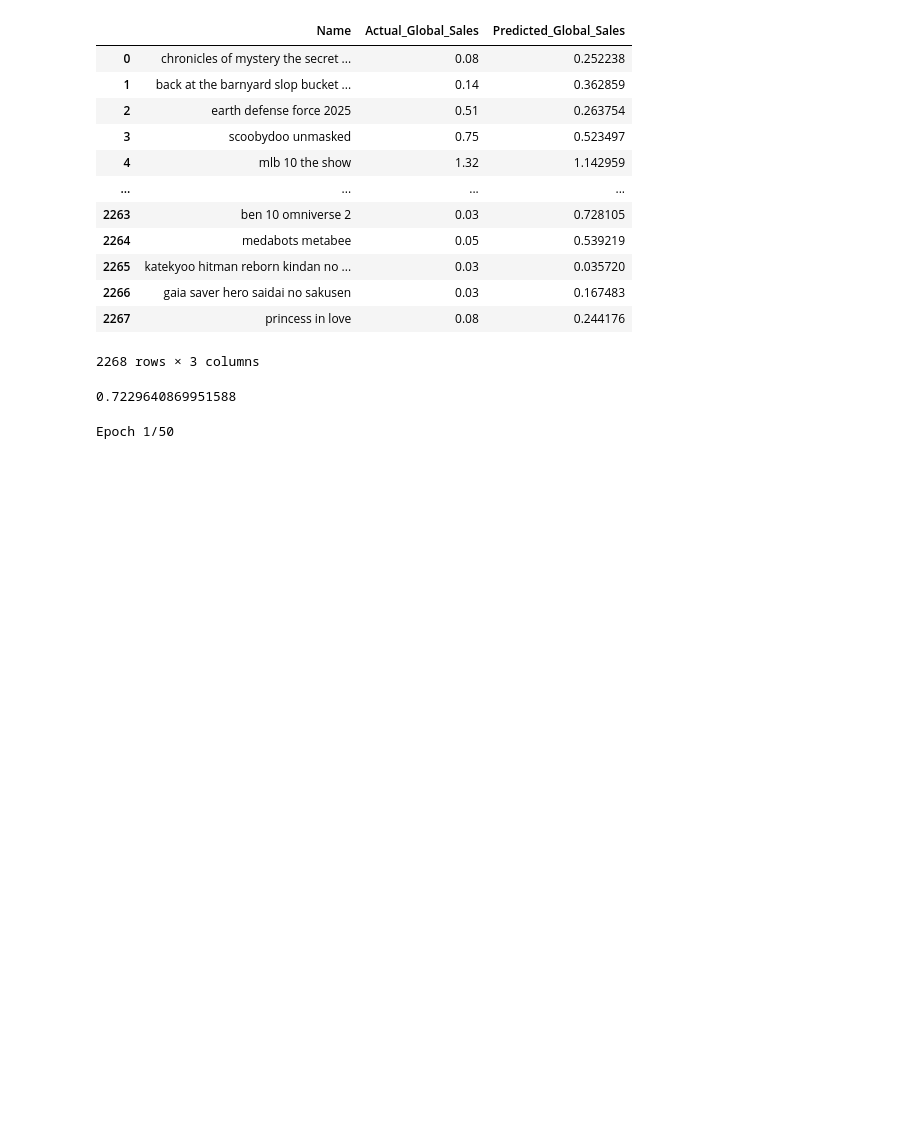
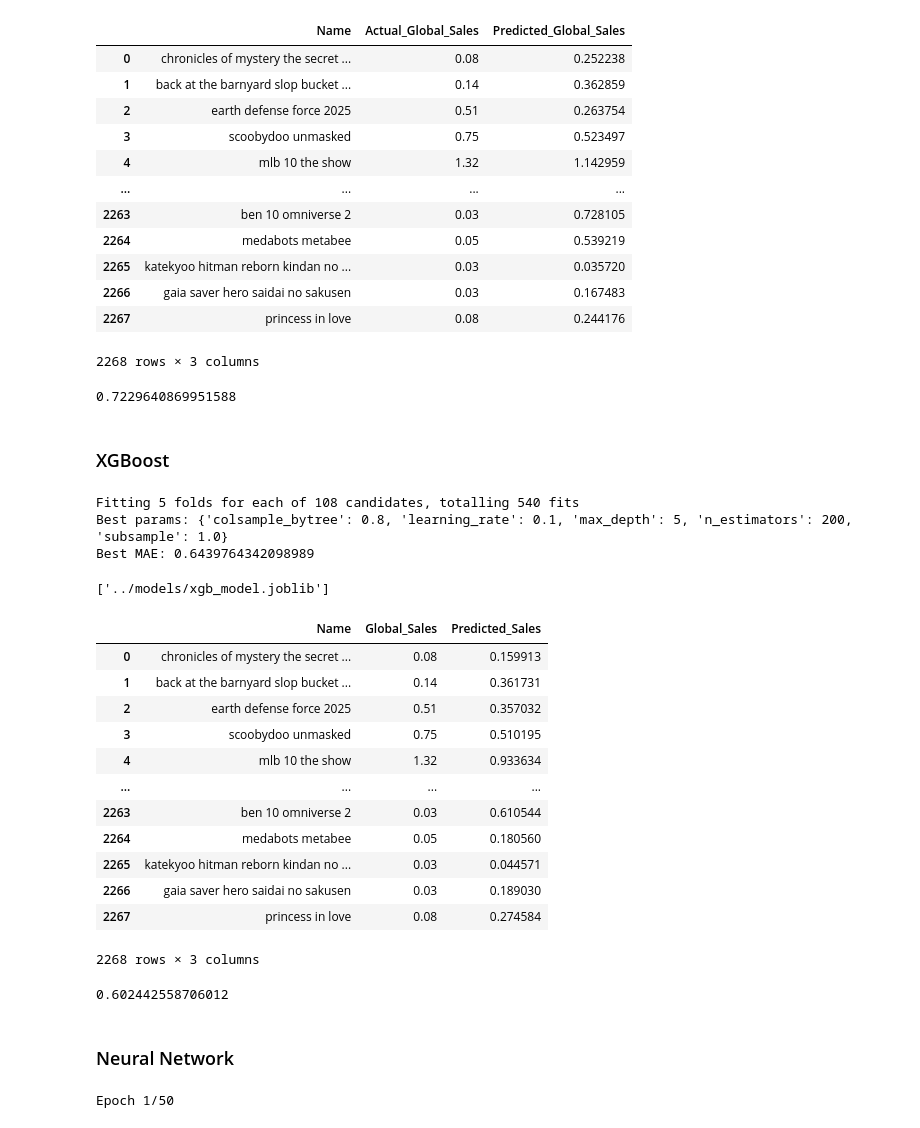
Before and after one commit to maxaclark/forecasting-video-game-sales, a Jupyter notebook: notebooks/ML_pipeline.ipynb, the cells around one changed output. Drawn from its saved outputs; the diff is of its cells as text; code cells hidden in the pictures; blank space fills up the shorter version.

```diff
--- a/notebooks/ML_pipeline.ipynb
+++ b/notebooks/ML_pipeline.ipynb
@@ -179,7 +192,7 @@ joblib.dump(grid.best_estimator_, '../models/knn_model.joblib')
 knn_params = {'metric': 'euclidean', 'n_neighbors': 12, 'p': 1, 'weights': 'distance'}
 # %%
 # Evaluate on test set
-best_knn = grid.best_estimator_
+best_knn = joblib.load('../models/knn_model.joblib')
 knn_pred = best_knn.predict(X_test)
 
 # Constructing dataframe of names, global sales, and predictions
@@ -213,6 +226,75 @@ knn_mae = mean_absolute_error(y_test, knn_pred)
 knn_mae
 # %% [output]
 0.7229640869951588
+# %% [markdown]
+### XGBoost
+# %%
+from xgboost import XGBRegressor
+from sklearn.model_selection import KFold
+
+param_grid_xgb = {
+    'max_depth': [3, 5, 7],
+    'learning_rate': [0.01, 0.1, 0.2],
+    'n_estimators': [100, 200, 500],
+    'subsample': [0.8, 1.0],
+    'colsample_bytree': [0.8, 1.0]
+}
+
+grid = GridSearchCV(
+    estimator=XGBRegressor(objective="reg:squaredlogerror"),
+    param_grid=param_grid_xgb,
+    scoring='neg_mean_absolute_error',
+    cv=KFold(n_splits=5, shuffle=True, random_state=42),
+    verbose=1
+)
+
+grid.fit(X_train, y_train)
+print("Best params:", grid.best_params_)
+print("Best MAE:", -grid.best_score_)
+# %% [output]
+Fitting 5 folds for each of 108 candidates, totalling 540 fits
+Best params: {'colsample_bytree': 0.8, 'learning_rate': 0.1, 'max_depth': 5, 'n_estimators': 200, 'subsample': 1.0}
+Best MAE: 0.6439764342098989
+# %%
+# Saving best XGBoost model
+joblib.dump(grid.best_estimator_, '../models/xgb_model.joblib')
+# %% [output]
+['../models/xgb_model.joblib']
+# %%
+# Loading XGBoost model for predictions
+xgb_model = joblib.load('../models/xgb_model.joblib')
+xgb_pred = xgb_model.predict(X_test)
+
+# Constructing dataframe of names, global sales, and predictions
+xgb_results_df = pd.DataFrame({
+    'Name': X_test_name[:,0],
+    'Global_Sales': y_test,
+    'Predicted_Sales': xgb_pred.flatten()
+})
+
+# viewing model predictions
+xgb_results_df
+# %% [output]
+|  | Name | Global_Sales | Predicted_Sales |
+| 0 | chronicles of mystery the secret ... | 0.08 | 0.159913 |
+| 1 | back at the barnyard slop bucket ... | 0.14 | 0.361731 |
+| 2 | earth defense force 2025 | 0.51 | 0.357032 |
+| 3 | scoobydoo unmasked | 0.75 | 0.510195 |
+| 4 | mlb 10 the show | 1.32 | 0.933634 |
+| ... | ... | ... | ... |
+| 2263 | ben 10 omniverse 2 | 0.03 | 0.610544 |
+| 2264 | medabots metabee | 0.05 | 0.180560 |
+| 2265 | katekyoo hitman reborn kindan no ... | 0.03 | 0.044571 |
+| 2266 | gaia saver hero saidai no sakusen | 0.03 | 0.189030 |
+| 2267 | princess in love | 0.08 | 0.274584 |
+2268 rows × 3 columns
+# %%
+xgb_mae = mean_absolute_error(y_test, xgb_pred)
+xgb_mae
+# %% [output]
+0.602442558706012
+# %% [markdown]
+### Neural Network
 # %%
 from tensorflow.keras.models import Sequential
 from tensorflow.keras.layers import Dense, Dropout
```
Also changed, not shown: parts of 8 cells of this notebook, 2 other files.
